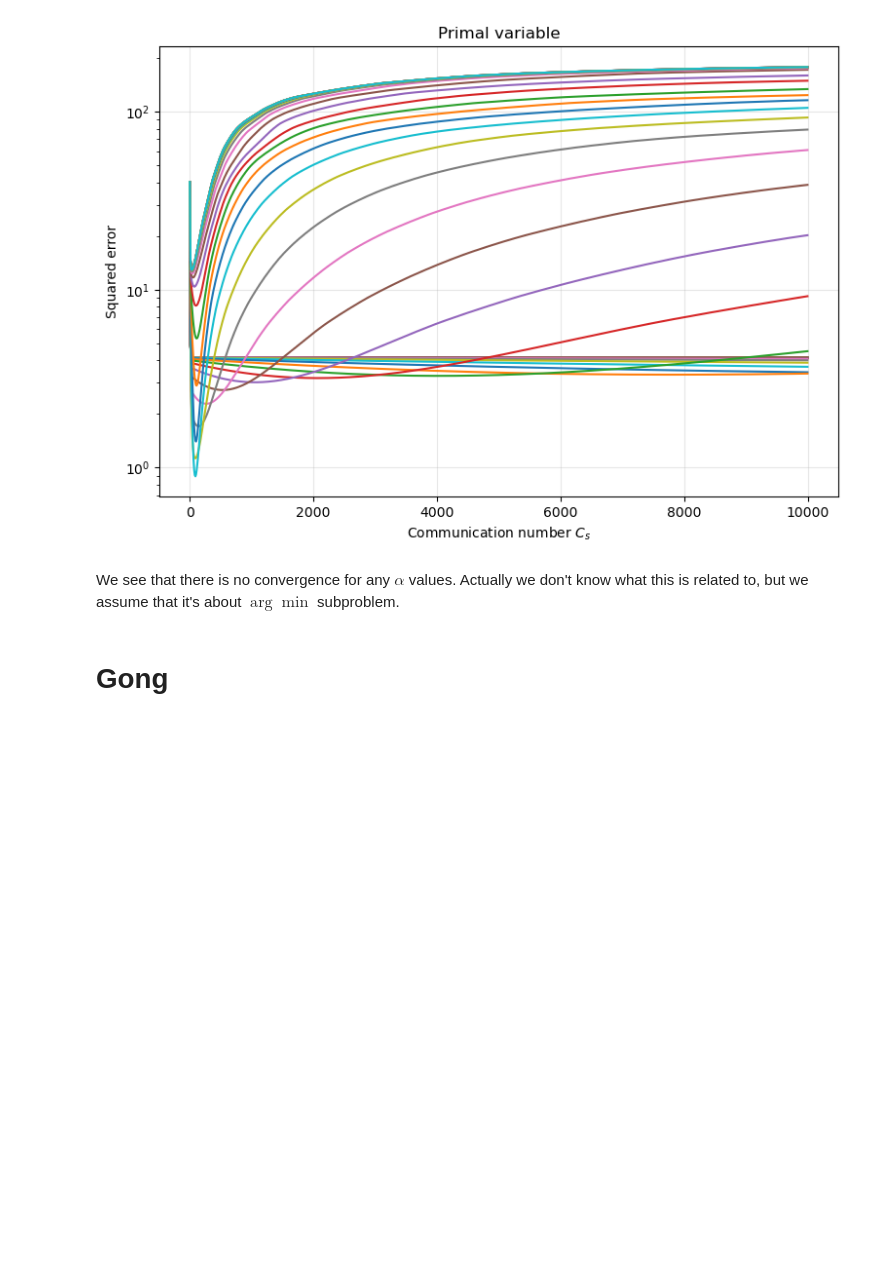
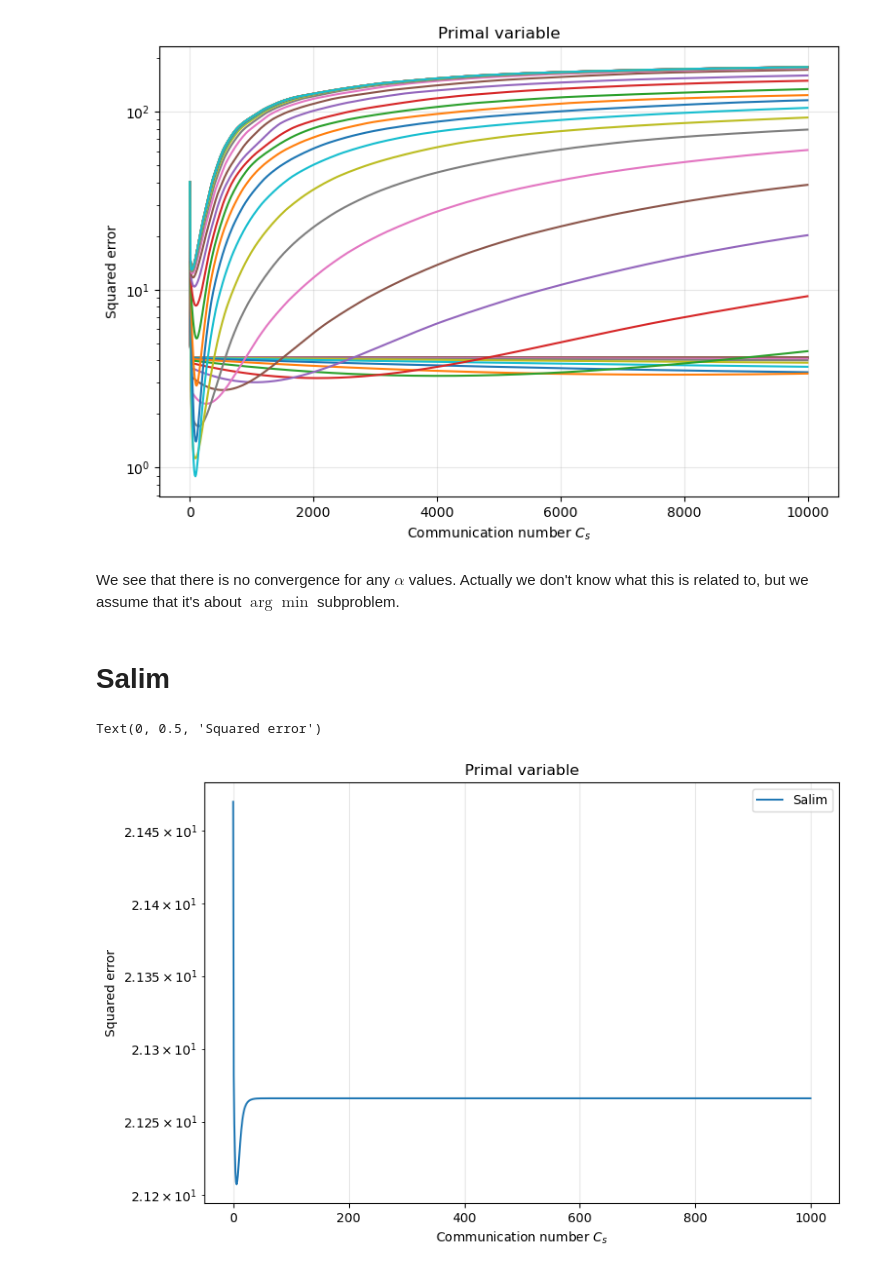
Before and after one commit to kisnikser/Decentralized-Optimization, a Jupyter notebook: comparison.ipynb, the cells around one changed output. Cells and saved outputs as stored; diff of their text form; code cells hidden in the pictures; blank space fills up the shorter version.

Commit message:
add salim algorithm

```diff
--- a/comparison.ipynb
+++ b/comparison.ipynb
@@ -222,4 +256,4 @@ Text(0, 0.5, 'Squared error')
 # %% [markdown]
 We see that there is no convergence for any $\alpha$ values. Actually we don't know what this is related to, but we assume that it's about $\arg\min$ subproblem.
 # %% [markdown]
-# Gong
+# Salim
@@ -225,0 +262,23 @@ We see that there is no convergence for any $\alpha$ values. Actually we don't k
+# %%
+salim = Salim(model)
+
+salim.get_n_iter(1000)
+salim.get_start_point(x0=np.zeros(Q_k * K))
+salim.get_params()
+
+w_i_Salim = salim.solve()
+# %%
+plt.figure(figsize=(9, 6))
+
+plt.plot(range(w_i_Salim.shape[0]), [np.linalg.norm(w_i_Salim[i] - w_opt)**2 for i in range(w_i_Salim.shape[0])], label = 'Salim')
+
+#plt.xlim(0, 500)
+plt.legend()
+plt.grid(alpha = 0.3)
+plt.yscale('log')
+plt.title("Primal variable")
+plt.xlabel("Communication number $C_s$")
+plt.ylabel("Squared error")
+# %% [output]
+Text(0, 0.5, 'Squared error')
+[figure, added]
```
Also changed, not shown: parts of 13 cells of this notebook, 3 other files.
